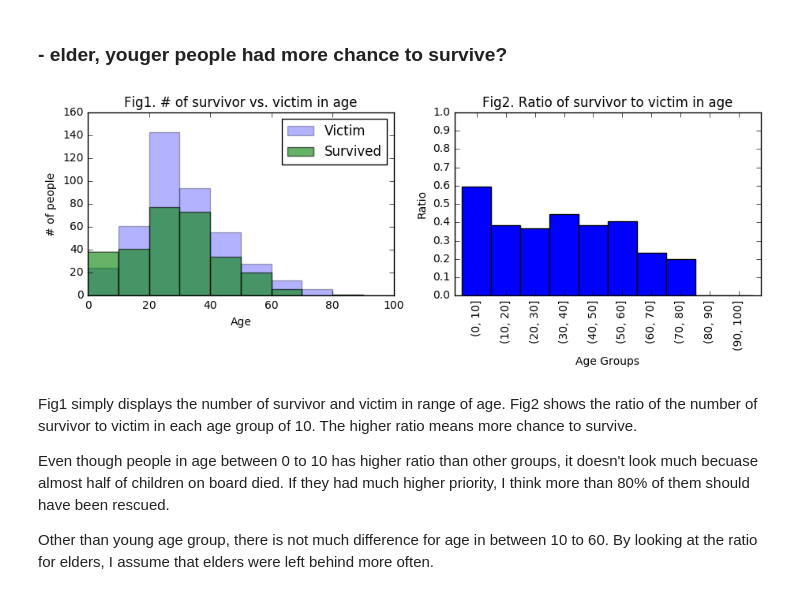
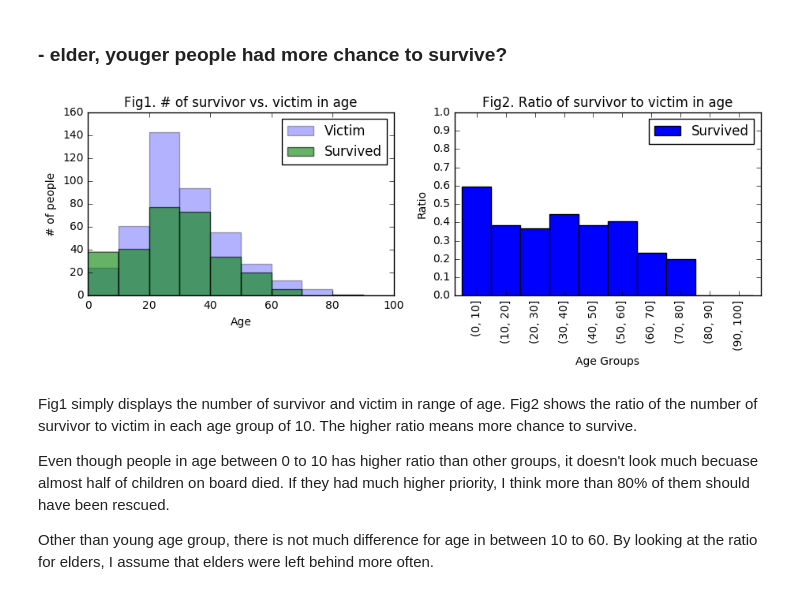
Before and after one commit to deep-diver/Data-Analysis-on-Titanic, a Jupyter notebook: titanic-analysis.ipynb, the cells around one changed output. Drawn from its saved outputs; the diff is of its cells as text; code cells hidden in the pictures.

```diff
--- a/titanic-analysis.ipynb
+++ b/titanic-analysis.ipynb
@@ -73,0 +128,6 @@ I became more curious about the result. Why? there could be more women and child
+# %%
+new_titanic_df = titanic_df.drop('Cabin', axis=1)
+new_titanic_df = new_titanic_df.drop('Embarked', axis=1)
+
+new_titanic_df = new_titanic_df.dropna(axis=0, how='any')
+new_titanic_df.info()
@@ -76,33 +152,31 @@ I became more curious about the result. Why? there could be more women and child
 # %%
 total_bin = 10
 
-groups = titanic_df.groupby("Survived")["Age"]
+groups = new_titanic_df.groupby("Survived")["Age"]
 fig, ax = plt.subplots(1, 2, figsize=(11, 3))
 for key, value in groups:
-    # remove NA data from the graph
-    value = value.dropna()
-
     if key==0:
         value.plot.hist(label='Victim', alpha=.3, ax=ax[0], bins=total_bin, range=(0, 100))
     else:
         value.plot.hist(label='Survived', alpha=.6, ax=ax[0], bins=total_bin, range=(0, 100))
 
 ax[0].set_title('Fig1. # of survivor vs. victim in age')
 ax[0].set_ylabel('# of people')
 ax[0].set_xlabel('Age')
 ax[0].legend()
 
-titanic_df["Age_grouped"] = pd.cut(titanic_df["Age"], range(0, 105, 10)).dropna()
-titanic_df.groupby("Age_grouped")["Survived"].mean().plot.bar(ax=ax[1], width=1.0)
+new_titanic_df["Age_grouped"] = pd.cut(new_titanic_df["Age"], range(0, 105, 10))
+new_titanic_df.groupby("Age_grouped")["Survived"].mean().plot.bar(ax=ax[1], width=1.0)
 
 ax[1].set_title('Fig2. Ratio of survivor to victim in age')
 ax[1].set_yticks(np.arange(0, 1.1, 0.1))
 ax[1].set_ylabel('Ratio')
 ax[1].set_xlabel('Age Groups')
+ax[1].legend()
 
 plt.show()
 # %% [output]
-[figure, old version]
+[figure, new version]
 # %% [markdown]
 Fig1 simply displays the number of survivor and victim in range of age. Fig2 shows the ratio of the number of survivor to victim in each age group of 10. The higher ratio means more chance to survive.
 
```
Also changed, not shown: parts of 16 cells of this notebook.
